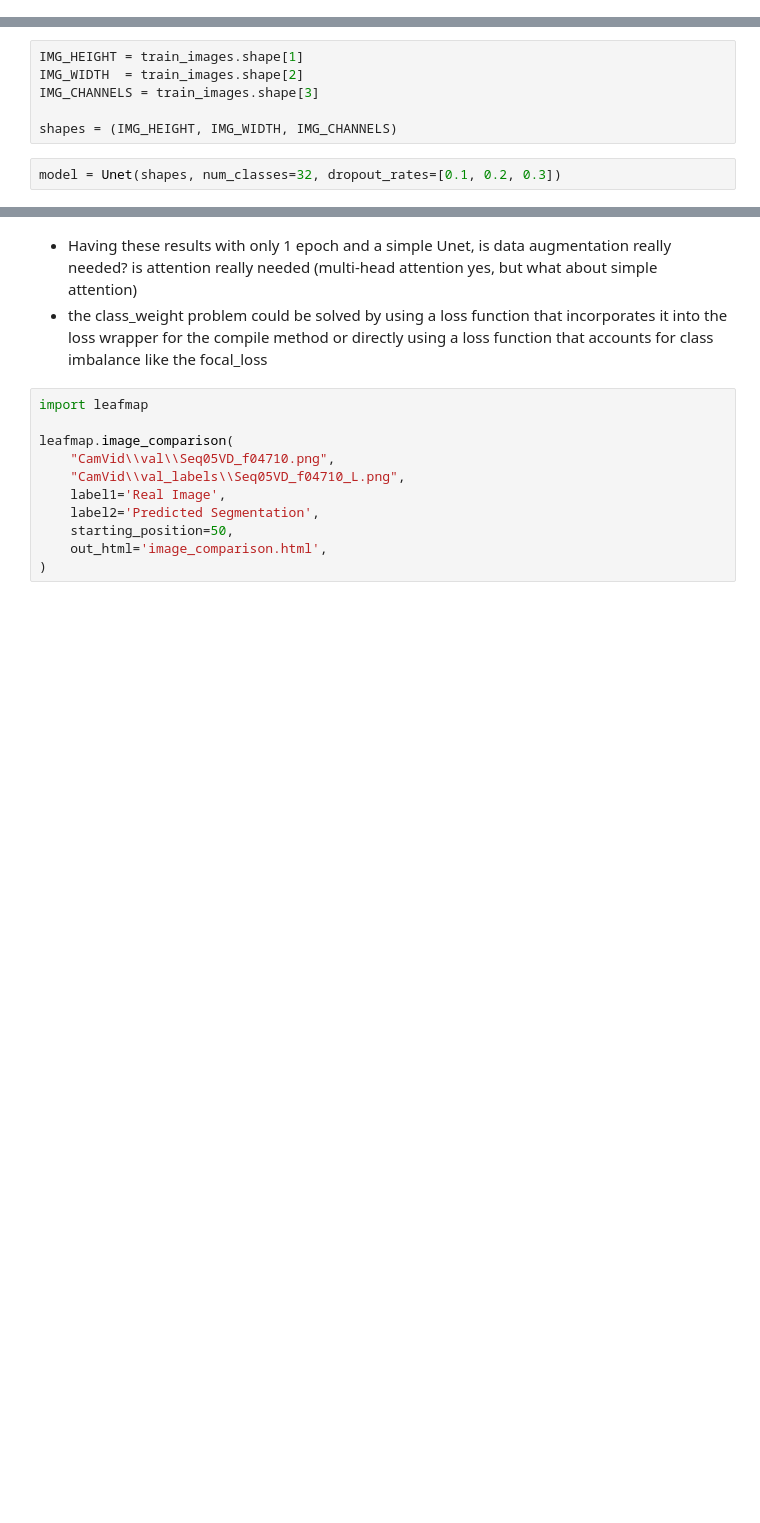
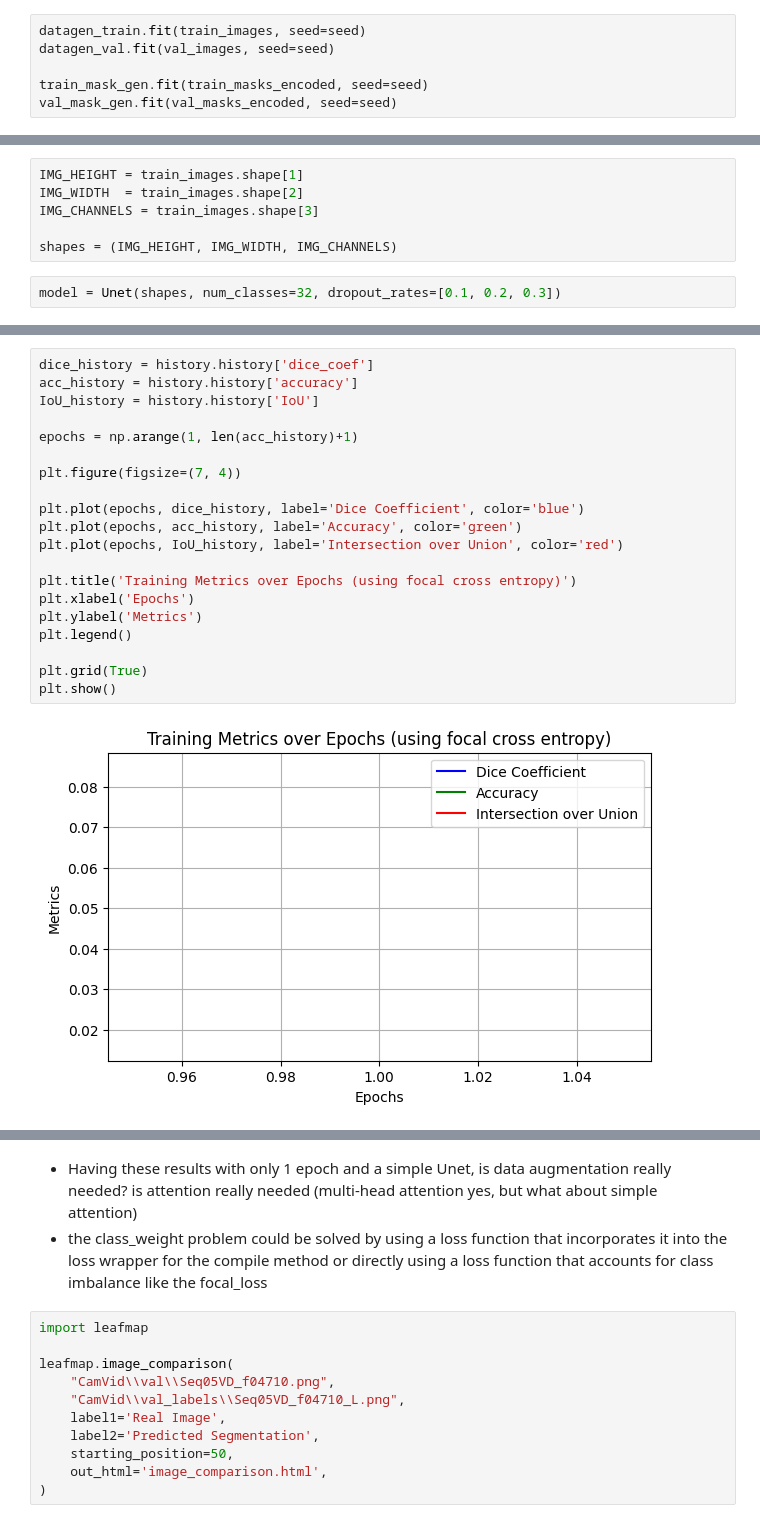
Before and after one commit to DavidAlexanderMoe/Road-Semantic-Segmentation-with-Unets, a Jupyter notebook: Script.ipynb, the cells around one changed output, grey strips where cells are left out. Saved outputs shown, nothing was run; the diff lists cells and outputs as text; blank space fills up the shorter version.

```diff
--- a/Script.ipynb
+++ b/Script.ipynb
@@ -194,0 +328,6 @@ test_masks_encoded = adjust_mask(test_masks).astype("float32")
+# %%
+datagen_train.fit(train_images, seed=seed)
+datagen_val.fit(val_images, seed=seed)
+
+train_mask_gen.fit(train_masks_encoded, seed=seed)
+val_mask_gen.fit(val_masks_encoded, seed=seed)
@@ -308,0 +433,22 @@ history = model.fit(train_images, train_masks_encoded,
+# %%
+dice_history = history.history['dice_coef']
+acc_history = history.history['accuracy']
+IoU_history = history.history['IoU']
+
+epochs = np.arange(1, len(acc_history)+1)
+
+plt.figure(figsize=(7, 4))
+
+plt.plot(epochs, dice_history, label='Dice Coefficient', color='blue')
+plt.plot(epochs, acc_history, label='Accuracy', color='green')
+plt.plot(epochs, IoU_history, label='Intersection over Union', color='red')
+
+plt.title('Training Metrics over Epochs (using focal cross entropy)')
+plt.xlabel('Epochs')
+plt.ylabel('Metrics')
+plt.legend()
+
+plt.grid(True)
+plt.show()
+# %% [output]
+[figure, added]
```
Also changed, not shown: parts of 23 cells of this notebook, 3 other files.
